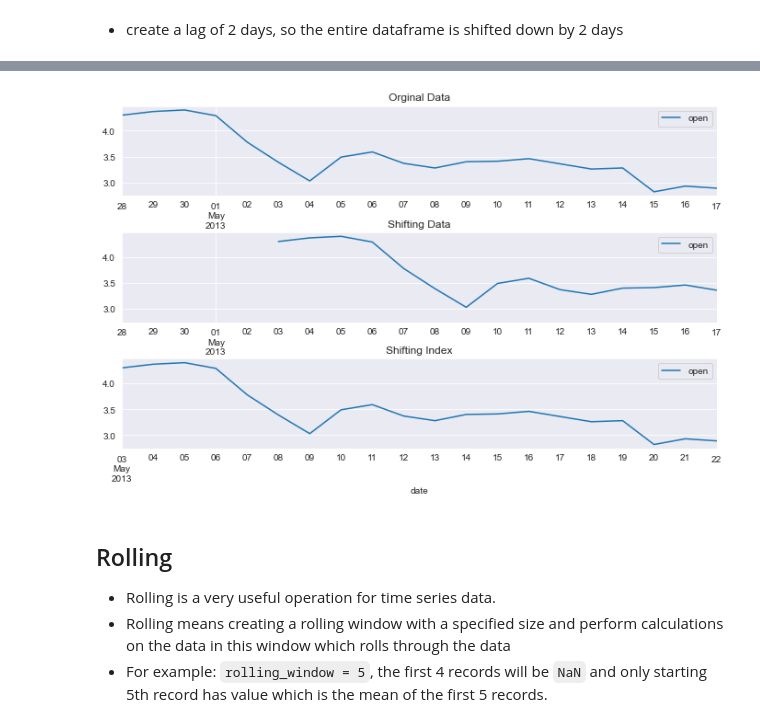
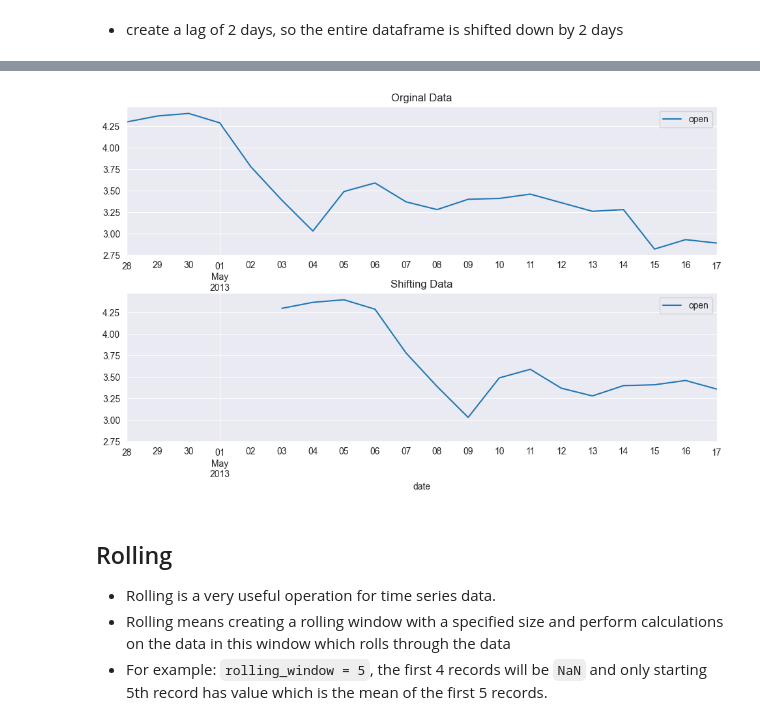
Before and after one commit to CodexploreRepo/time-series, a Jupyter notebook: notebook/time_series_operations.ipynb, the cells around one changed output, grey strips where cells are left out. Cells and saved outputs as stored; diff of their text form; code cells hidden in the pictures.

```diff
--- a/notebook/resampling_shifting_rolling.ipynb
+++ b/notebook/time_series_operations.ipynb
@@ -133,14 +132,14 @@ df.shift(2).head()
 # %%
-fig, axes = plt.subplots(nrows=3, figsize=(10, 6), sharey=True)
+fig, axes = plt.subplots(nrows=2, figsize=(10, 6), sharey=True)
 fig.tight_layout(pad=2)
 
 data = df.iloc[:20, :]
 data.plot(ax=axes[0], title="Orginal Data")
 data.shift(5).plot(ax=axes[1], title="Shifting Data")
-data.tshift(5).plot(ax=axes[2], title="Shifting Index")
+
 plt.show()
 # %% [output]
-[figure, old version]
+[figure, new version]
 # %% [markdown]
 ## Rolling
 - Rolling is a very useful operation for time series data.
```
Also changed, not shown: parts of 8 cells of this notebook, 2 other files.
